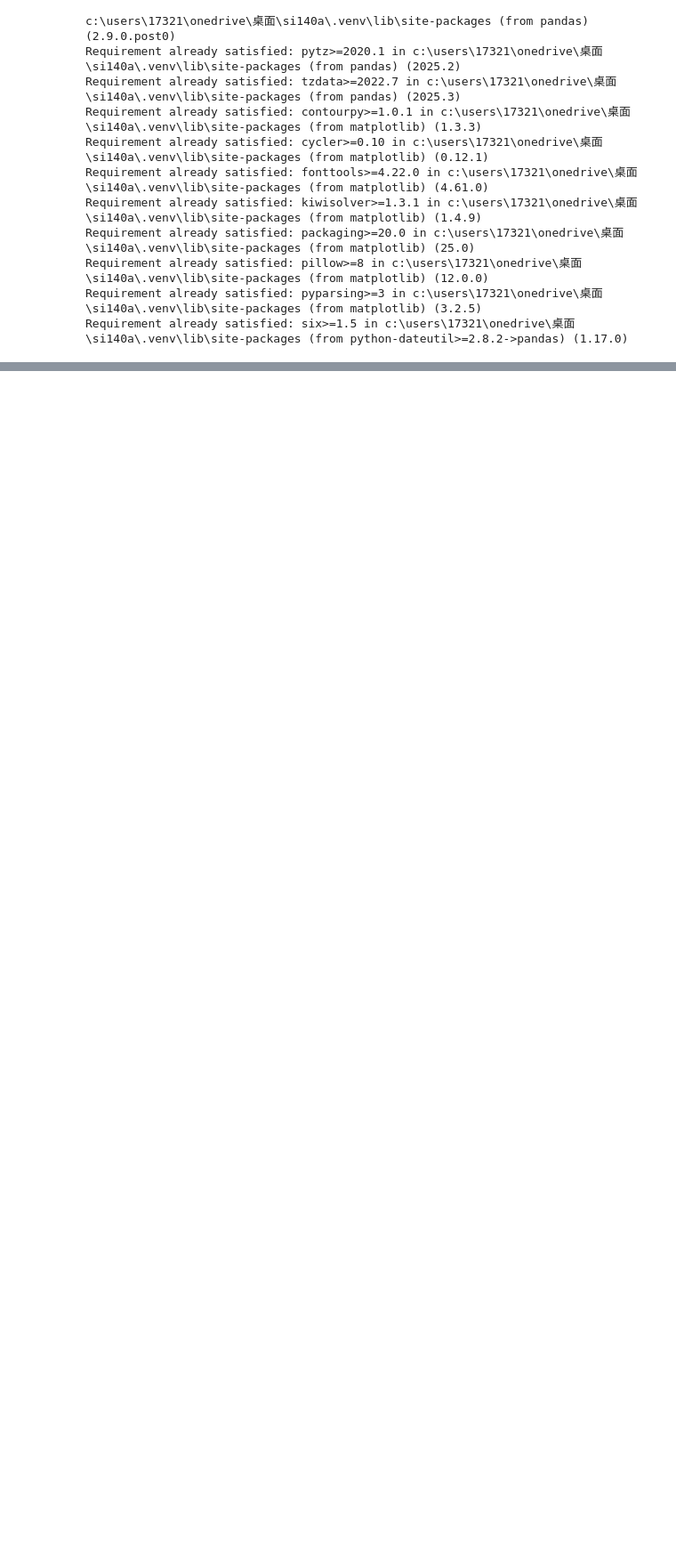
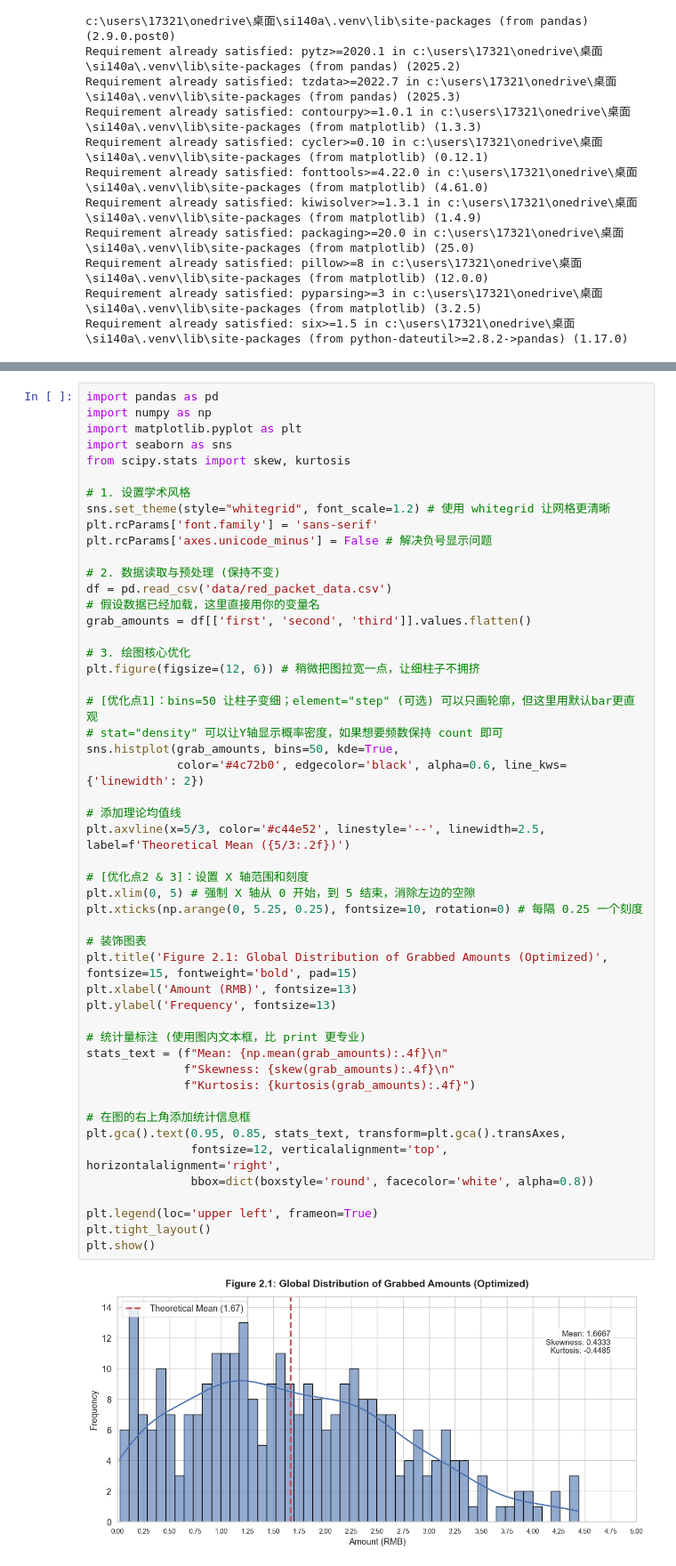
Before and after one commit to Dan-dlp/SI140A.01-Project3, a Jupyter notebook: report/final_project_cyb.ipynb, the cells around one changed output, grey strips where cells are left out. Shown at 89% size. Drawn from its saved outputs; the diff is of its cells as text; blank space fills up the shorter version.

```diff
--- a/report/final_project_cyb.ipynb
+++ b/report/final_project_cyb.ipynb
@@ -162,0 +32,52 @@ Figure 3 (Teammates Comparison) shows that despite the sequence difference, the
+# %%
+import pandas as pd
+import numpy as np
+import matplotlib.pyplot as plt
+import seaborn as sns
+from scipy.stats import skew, kurtosis
+
+# 1. 设置学术风格
+sns.set_theme(style="whitegrid", font_scale=1.2) # 使用 whitegrid 让网格更清晰
+plt.rcParams['font.family'] = 'sans-serif'
+plt.rcParams['axes.unicode_minus'] = False # 解决负号显示问题
+
+# 2. 数据读取与预处理 (保持不变)
+df = pd.read_csv('data/red_packet_data.csv')
+# 假设数据已经加载，这里直接用你的变量名
+grab_amounts = df[['first', 'second', 'third']].values.flatten()
+
+# 3. 绘图核心优化
+plt.figure(figsize=(12, 6)) # 稍微把图拉宽一点，让细柱子不拥挤
+
+# [优化点1]：bins=50 让柱子变细；element="step" (可选) 可以只画轮廓，但这里用默认bar更直观
+# stat="density" 可以让Y轴显示概率密度，如果想要频数保持 count 即可
+sns.histplot(grab_amounts, bins=50, kde=True,
+             color='#4c72b0', edgecolor='black', alpha=0.6, line_kws={'linewidth': 2})
+
+# 添加理论均值线
+plt.axvline(x=5/3, color='#c44e52', linestyle='--', linewidth=2.5, label=f'Theoretical Mean ({5/3:.2f})')
+
+# [优化点2 & 3]：设置 X 轴范围和刻度
+plt.xlim(0, 5) # 强制 X 轴从 0 开始，到 5 结束，消除左边的空隙
+plt.xticks(np.arange(0, 5.25, 0.25), fontsize=10, rotation=0) # 每隔 0.25 一个刻度
+
+# 装饰图表
+plt.title('Figure 2.1: Global Distribution of Grabbed Amounts (Optimized)', fontsize=15, fontweight='bold', pad=15)
+plt.xlabel('Amount (RMB)', fontsize=13)
+plt.ylabel('Frequency', fontsize=13)
+
+# 统计量标注 (使用图内文本框，比 print 更专业)
+stats_text = (f"Mean: {np.mean(grab_amounts):.4f}\n"
+              f"Skewness: {skew(grab_amounts):.4f}\n"
+              f"Kurtosis: {kurtosis(grab_amounts):.4f}")
+
+# 在图的右上角添加统计信息框
+plt.gca().text(0.95, 0.85, stats_text, transform=plt.gca().transAxes,
+               fontsize=12, verticalalignment='top', horizontalalignment='right',
+               bbox=dict(boxstyle='round', facecolor='white', alpha=0.8))
+
+plt.legend(loc='upper left', frameon=True)
+plt.tight_layout()
+plt.show()
+# %% [output]
+[figure, added]
```
Also changed, not shown: parts of 18 cells of this notebook, 1 other file.
